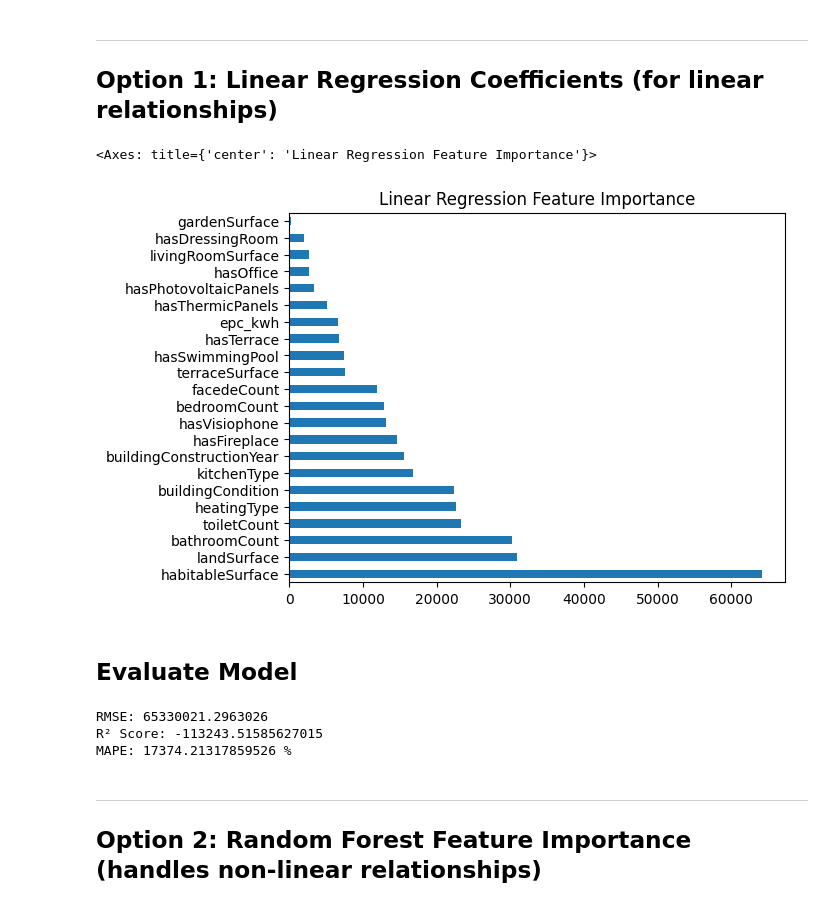
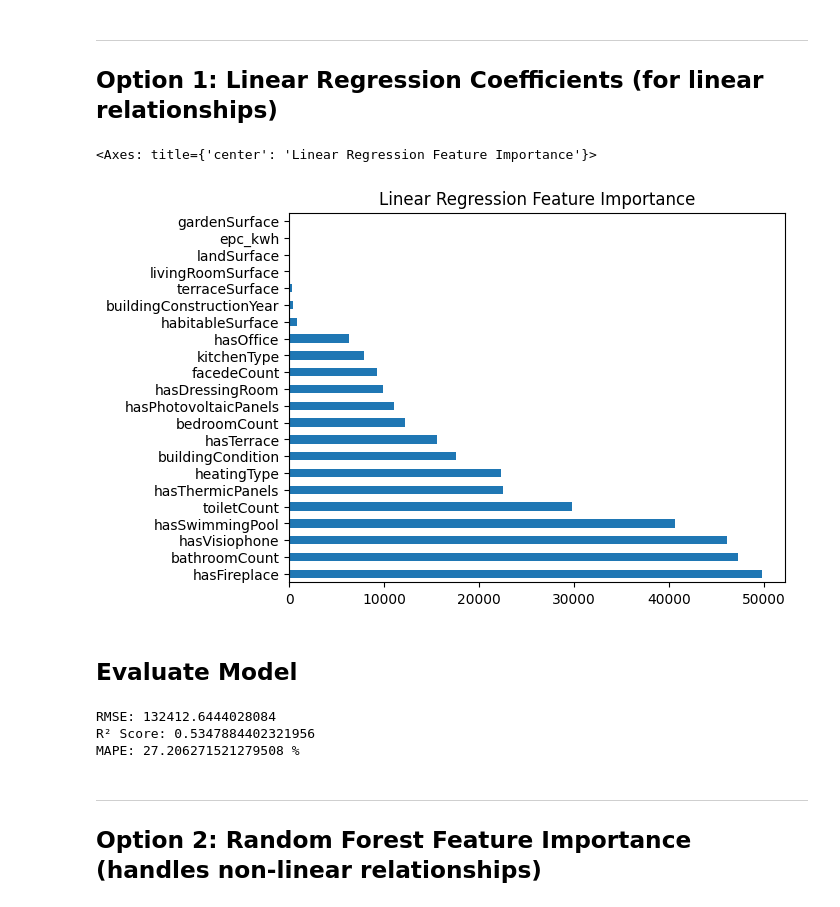
Before and after one commit to becodeorg/immo-eliza-data-exploration-milan, a Jupyter notebook: exprimental/training-models.ipynb, the cells around one changed output. Drawn from its saved outputs; the diff is of its cells as text; code cells hidden in the pictures.

Commit message:
first try regression : R² Score: 0.534

```diff
--- a/exprimental/training-models.ipynb
+++ b/exprimental/training-models.ipynb
@@ -65,14 +65,14 @@ X_test_scaled = scaler.transform(X_test)
 ## Option 1: Linear Regression Coefficients (for linear relationships)
 # %%
 lr = LinearRegression()
-lr.fit(X_train_scaled, y_train)
+lr.fit(X_train, y_train)
 
 # Get importance from coefficients (absolute values give relative importance)
 importance = pd.Series(np.abs(lr.coef_), index=features)
 importance.sort_values(ascending=False).plot(kind='barh', title='Linear Regression Feature Importance')
 # %% [output]
 <Axes: title={'center': 'Linear Regression Feature Importance'}>
-[figure, old version]
+[figure, new version]
 # %% [markdown]
 ## Evaluate Model
 # %%
@@ -81,9 +81,9 @@ print("RMSE:", root_mean_squared_error(y_test, y_pred))
 print("R² Score:", r2_score(y_test, y_pred))
 print("MAPE:", np.mean(np.abs((y_test - y_pred) / y_test)) * 100, "%")
 # %% [output]
-RMSE: 65330021.2963026
-R² Score: -113243.51585627015
-MAPE: 17374.21317859526 %
+RMSE: 132412.6444028084
+R² Score: 0.5347884402321956
+MAPE: 27.206271521279508 %
 # %% [markdown]
 ---
 
```
Also changed, not shown: parts of 4 cells of this notebook, 1 other file.
